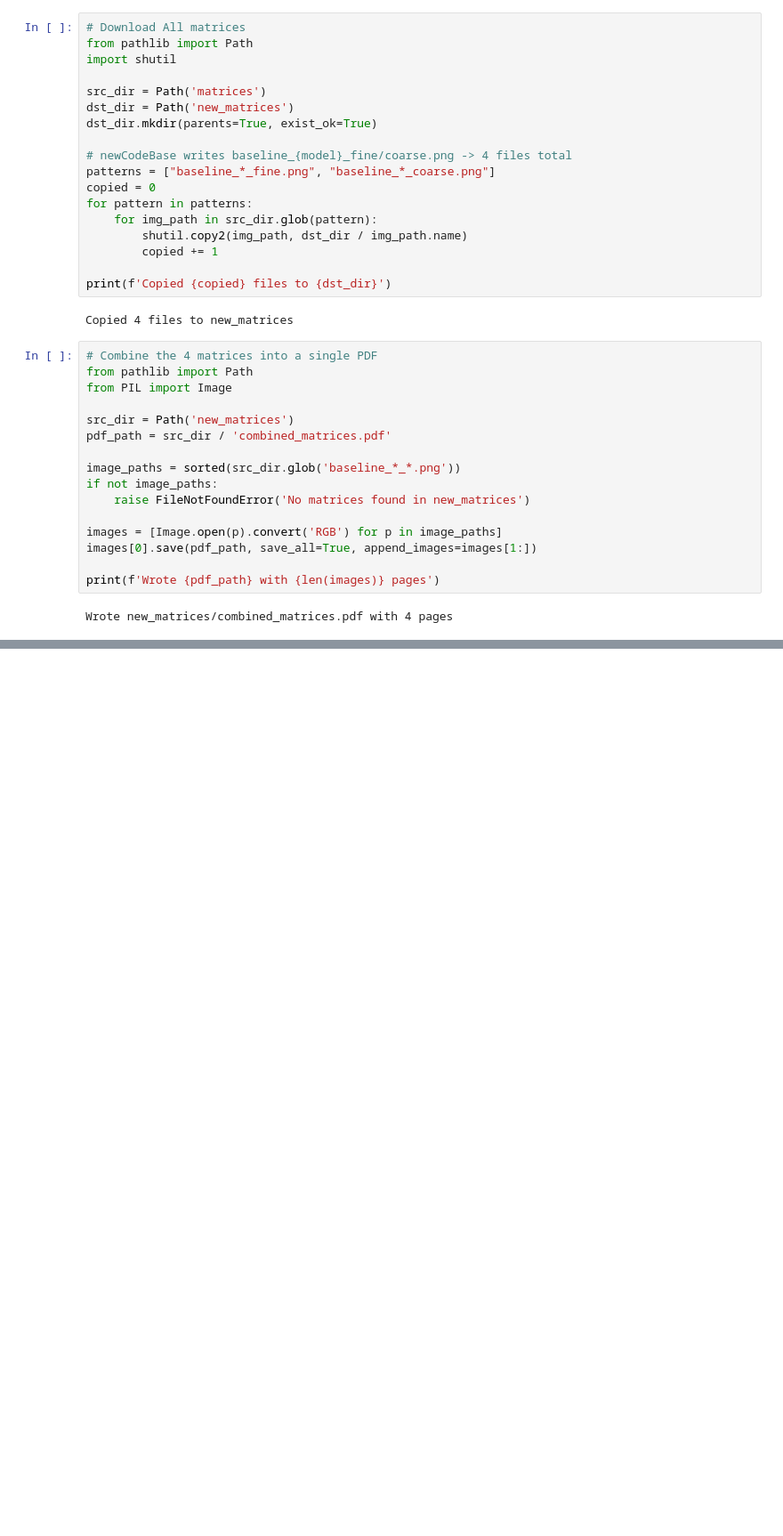
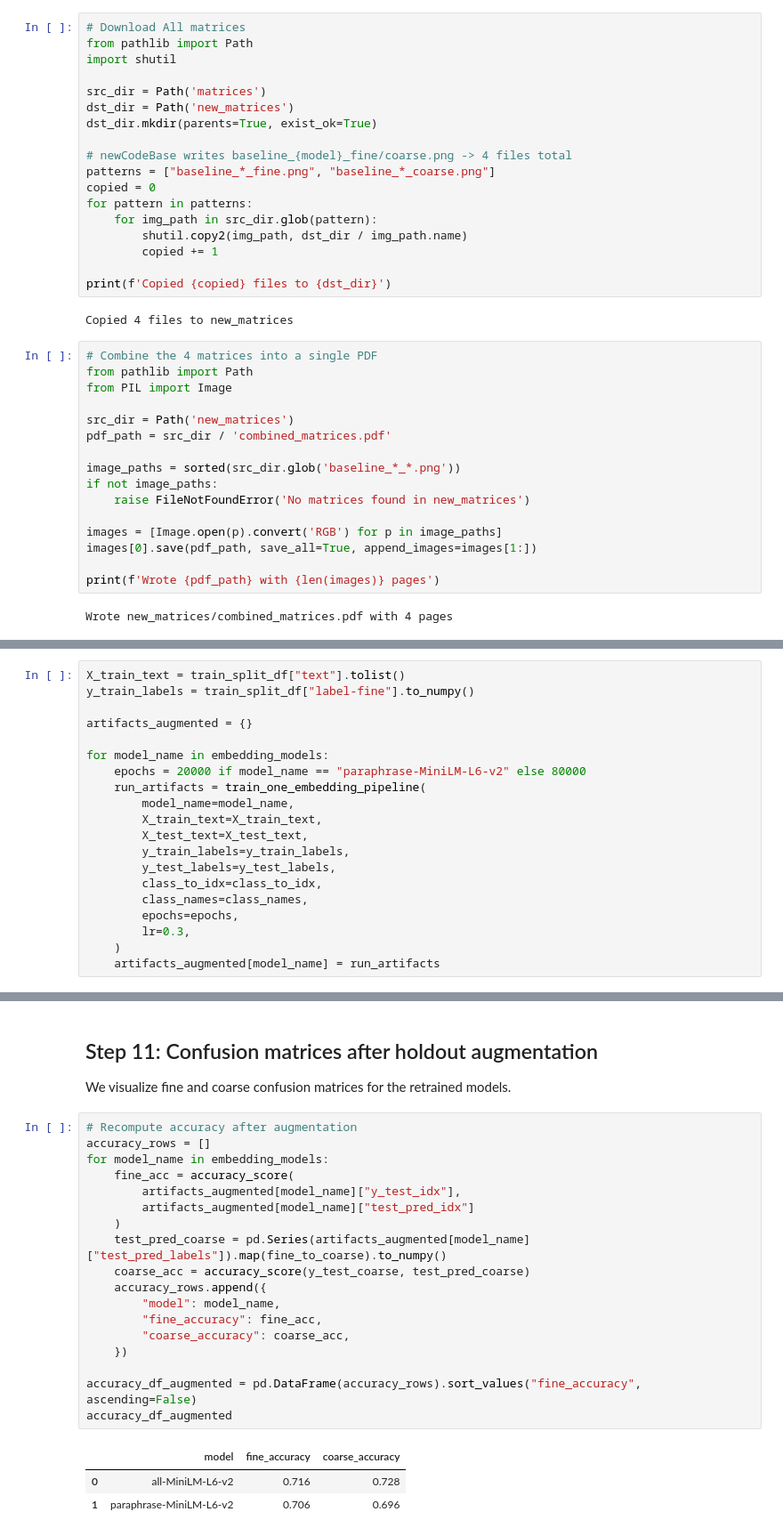
Before and after one commit to Sail-Nautica/ENGR-100-M4, a Jupyter notebook: newCodeBase.ipynb, the cells around one changed output, grey strips where cells are left out. Shown at 89% size. Saved outputs shown, nothing was run; the diff lists cells and outputs as text; blank space fills up the shorter version.

```diff
--- a/newCodeBase.ipynb
+++ b/newCodeBase.ipynb
@@ -489,0 +618,20 @@ Wrote new_matrices/combined_matrices.pdf with 4 pages
+# %%
+X_train_text = train_split_df["text"].tolist()
+y_train_labels = train_split_df["label-fine"].to_numpy()
+
+artifacts_augmented = {}
+
+for model_name in embedding_models:
+    epochs = 20000 if model_name == "paraphrase-MiniLM-L6-v2" else 80000
+    run_artifacts = train_one_embedding_pipeline(
+        model_name=model_name,
+        X_train_text=X_train_text,
+        X_test_text=X_test_text,
+        y_train_labels=y_train_labels,
+        y_test_labels=y_test_labels,
+        class_to_idx=class_to_idx,
+        class_names=class_names,
+        epochs=epochs,
+        lr=0.3,
+    )
+    artifacts_augmented[model_name] = run_artifacts
@@ -489,0 +702,26 @@ Wrote new_matrices/combined_matrices.pdf with 4 pages
+# %% [markdown]
+## Step 11: Confusion matrices after holdout augmentation
+
+We visualize fine and coarse confusion matrices for the retrained models.
+# %%
+# Recompute accuracy after augmentation
+accuracy_rows = []
+for model_name in embedding_models:
+    fine_acc = accuracy_score(
+        artifacts_augmented[model_name]["y_test_idx"],
+        artifacts_augmented[model_name]["test_pred_idx"]
+    )
+    test_pred_coarse = pd.Series(artifacts_augmented[model_name]["test_pred_labels"]).map(fine_to_coarse).to_numpy()
+    coarse_acc = accuracy_score(y_test_coarse, test_pred_coarse)
+    accuracy_rows.append({
+        "model": model_name,
+        "fine_accuracy": fine_acc,
+        "coarse_accuracy": coarse_acc,
+    })
+
+accuracy_df_augmented = pd.DataFrame(accuracy_rows).sort_values("fine_accuracy", ascending=False)
+accuracy_df_augmented
+# %% [output]
+|  | model | fine_accuracy | coarse_accuracy |
+| 0 | all-MiniLM-L6-v2 | 0.716 | 0.728 |
+| 1 | paraphrase-MiniLM-L6-v2 | 0.706 | 0.696 |
```
Also changed, not shown: parts of 16 cells of this notebook, 14 other files.
